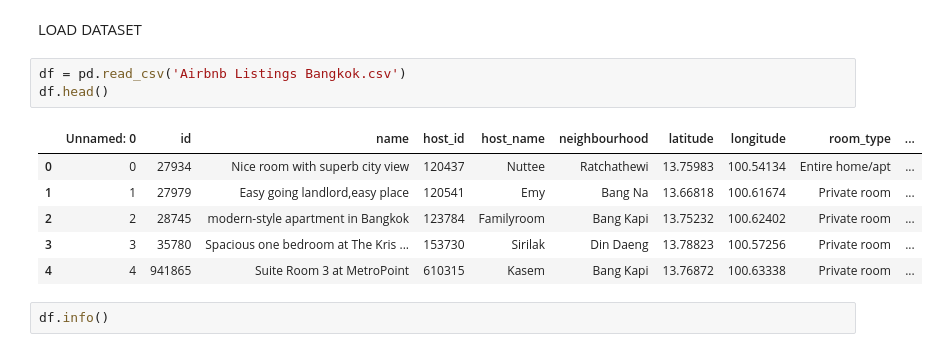
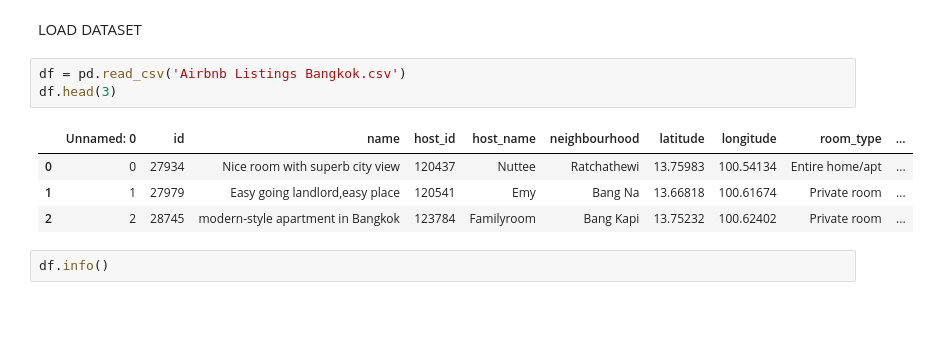
Before and after one commit to NabilRakhaD/Purwadhika-Capstone2, a Jupyter notebook: app.ipynb, the cells around one changed output. Drawn from its saved outputs; the diff is of its cells as text; blank space fills up the shorter version.

```diff
--- a/app.ipynb
+++ b/app.ipynb
@@ -73,14 +71,12 @@ import folium.map
 LOAD DATASET
 # %%
 df = pd.read_csv('Airbnb Listings Bangkok.csv')
-df.head()
+df.head(3)
 # %% [output]
 |  | Unnamed: 0 | id | name | host_id | host_name | neighbourhood | latitude | longitude | room_type | ... |
 | 0 | 0 | 27934 | Nice room with superb city view | 120437 | Nuttee | Ratchathewi | 13.75983 | 100.54134 | Entire home/apt | ... |
 | 1 | 1 | 27979 | Easy going landlord,easy place | 120541 | Emy | Bang Na | 13.66818 | 100.61674 | Private room | ... |
 | 2 | 2 | 28745 | modern-style apartment in Bangkok | 123784 | Familyroom | Bang Kapi | 13.75232 | 100.62402 | Private room | ... |
-| 3 | 3 | 35780 | Spacious one bedroom at The Kris ... | 153730 | Sirilak | Din Daeng | 13.78823 | 100.57256 | Private room | ... |
-| 4 | 4 | 941865 | Suite Room 3 at MetroPoint | 610315 | Kasem | Bang Kapi | 13.76872 | 100.63338 | Private room | ... |
 # %%
 df.info()
 # %% [output]
```
Also changed, not shown: parts of 15 cells of this notebook.
